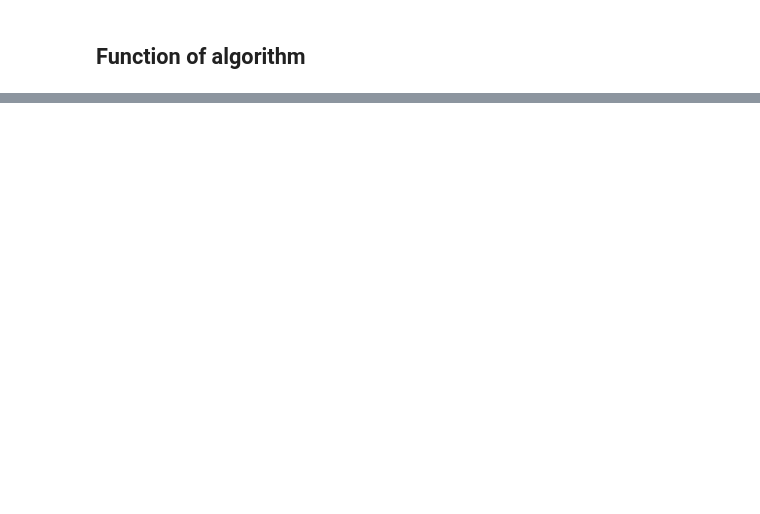
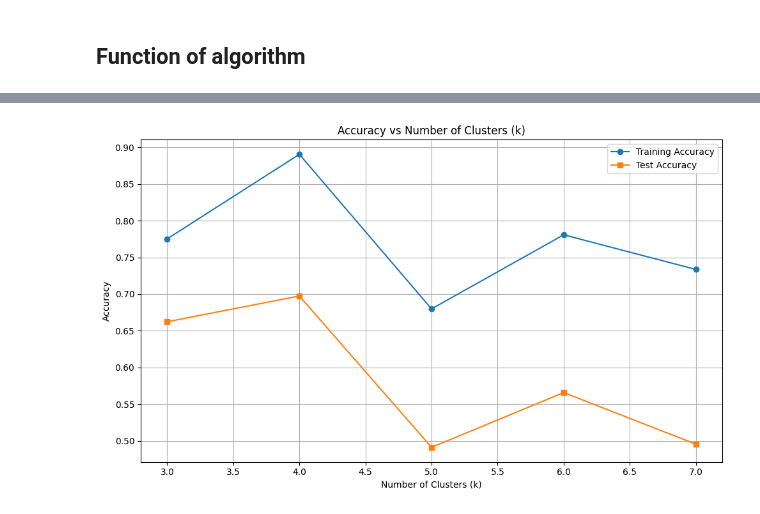
Before and after one commit to AgarwalMayank2/Face_Detection, a Jupyter notebook: applying_ML_algorithms/Clustering_PRMLproj.ipynb, the cells around one changed output, grey strips where cells are left out. Saved outputs shown, nothing was run; the diff lists cells and outputs as text; code cells hidden in the pictures; blank space fills up the shorter version.

Commit message:
Refined mine Custom K-means Implementation and Plotted graph for training and testing accuracy

```diff
--- a/applying_ML_algorithms/Clustering_PRMLproj.ipynb
+++ b/applying_ML_algorithms/Clustering_PRMLproj.ipynb
@@ -70,6 +55,12 @@ scaler = StandardScaler()
 X_train_CNN = scaler.fit_transform(X_train_CNN)
 X_test_CNN = scaler.transform(X_test_CNN)
 
-print(f"Dataset size: {df_CNN.shape}")
-print(f"Training size: {X_train_CNN.shape}, Testing size: {X_test_CNN.shape}")
+# Apply LDA with at most (number of classes - 1) components
+lda = LDA(n_components=min(500, len(set(y_train_CNN)) - 1))
+lda.fit_transform(X_train_CNN, y_train_CNN)
+
+X_train_CNN = lda.transform(X_train_CNN)
+X_test_CNN = lda.transform(X_test_CNN)
+
+print(f"After applying LDA => Training size: {X_train_CNN.shape}, Testing size: {X_test_CNN.shape}")
 # %% [output]
@@ -149,0 +106,51 @@ Test Accuracy (cluster-mapped): 0.32
+# %%
+def get_cluster_label_mapping(y_true, cluster_ids):
+    conf_mat = confusion_matrix(y_true, cluster_ids)
+    row_ind, col_ind = linear_sum_assignment(-conf_mat)
+    return dict(zip(col_ind, row_ind))  # cluster_id -> label
+
+# Prediction function
+def predict_with_cluster_labels(kmeans_model, X_new, cluster_to_label):
+    clusters = kmeans_model.assign_clusters(X_new)
+    predicted_labels = np.array([cluster_to_label.get(cluster, -1) for cluster in clusters])
+    return predicted_labels
+
+# --- Loop over different values of k ---
+true_k = len(np.unique(y_train_CNN))
+k_values = [true_k - 2, true_k - 1, true_k, true_k + 1, true_k + 2]
+
+train_accuracies = []
+test_accuracies = []
+
+for k in k_values:
+    kmeans = CustomKMeans(n_clusters=k, max_iter=100)
+    train_clusters = kmeans.fit_predict(X_train_CNN)
+
+    # Try-catch in case of poor clustering
+    try:
+        cluster_to_label = get_cluster_label_mapping(y_train_CNN, train_clusters)
+        y_train_pred = predict_with_cluster_labels(kmeans, X_train_CNN, cluster_to_label)
+        y_test_pred = predict_with_cluster_labels(kmeans, X_test_CNN, cluster_to_label)
+
+        train_acc = accuracy_score(y_train_CNN, y_train_pred)
+        test_acc = accuracy_score(y_test_CNN, y_test_pred)
+    except:
+        train_acc = 0
+        test_acc = 0
+
+    train_accuracies.append(train_acc)
+    test_accuracies.append(test_acc)
+
+# --- Plotting ---
+plt.figure(figsize=(10, 6))
+plt.plot(k_values, train_accuracies, marker='o', label='Training Accuracy')
+plt.plot(k_values, test_accuracies, marker='s', label='Test Accuracy')
+plt.xlabel('Number of Clusters (k)')
+plt.ylabel('Accuracy')
+plt.title('Accuracy vs Number of Clusters (k)')
+plt.legend()
+plt.grid(True)
+plt.tight_layout()
+plt.show()
+# %% [output]
+[figure, added]
```
Also changed, not shown: parts of 5 cells of this notebook.
